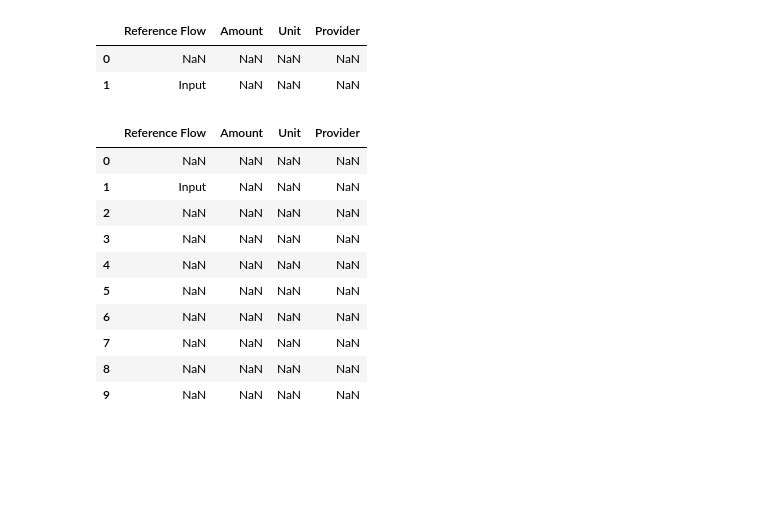
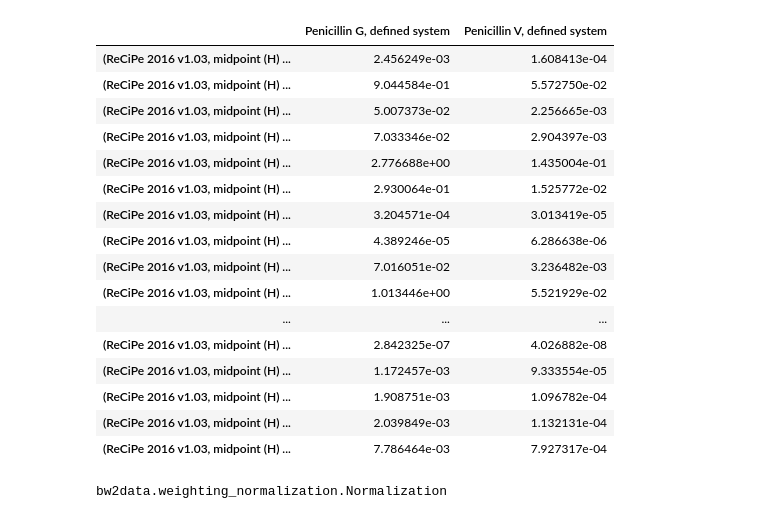
Before and after one commit to RuneWF/penicilin, a Jupyter notebook: Jupyter scripts/playbox.ipynb, the cells around one changed output. Cells and saved outputs as stored; diff of their text form; code cells hidden in the pictures; blank space fills up the shorter version.

```diff
--- a/Jupyter scripts/playbox.ipynb
+++ b/Jupyter scripts/playbox.ipynb
@@ -20,32 +26,33 @@ init = m.main(path, matching_database)
 db = init.db
 
 # init.import_databases(reload=True,sensitivty=True)
+# %%
+df = obtain_LCIA_results(False)
+df_T = df.T
+idx_lst = df_T.index
+
+df_T = df_T.drop(idx_lst[-3:])
+idx_lst = df_T.index
+df_T
+# %% [output]
+|  | Penicillin G, defined system | Penicillin V, defined system |
+| (ReCiPe 2016 v1.03, midpoint (H) ... | 2.456249e-03 | 1.608413e-04 |
+| (ReCiPe 2016 v1.03, midpoint (H) ... | 9.044584e-01 | 5.572750e-02 |
+| (ReCiPe 2016 v1.03, midpoint (H) ... | 5.007373e-02 | 2.256665e-03 |
+| (ReCiPe 2016 v1.03, midpoint (H) ... | 7.033346e-02 | 2.904397e-03 |
+| (ReCiPe 2016 v1.03, midpoint (H) ... | 2.776688e+00 | 1.435004e-01 |
+| (ReCiPe 2016 v1.03, midpoint (H) ... | 2.930064e-01 | 1.525772e-02 |
+| (ReCiPe 2016 v1.03, midpoint (H) ... | 3.204571e-04 | 3.013419e-05 |
+| (ReCiPe 2016 v1.03, midpoint (H) ... | 4.389246e-05 | 6.286638e-06 |
+| (ReCiPe 2016 v1.03, midpoint (H) ... | 7.016051e-02 | 3.236482e-03 |
+| (ReCiPe 2016 v1.03, midpoint (H) ... | 1.013446e+00 | 5.521929e-02 |
+| ... | ... | ... |
+| (ReCiPe 2016 v1.03, midpoint (H) ... | 2.842325e-07 | 4.026882e-08 |
+| (ReCiPe 2016 v1.03, midpoint (H) ... | 1.172457e-03 | 9.333554e-05 |
+| (ReCiPe 2016 v1.03, midpoint (H) ... | 1.908751e-03 | 1.096782e-04 |
+| (ReCiPe 2016 v1.03, midpoint (H) ... | 2.039849e-03 | 1.132131e-04 |
+| (ReCiPe 2016 v1.03, midpoint (H) ... | 7.786464e-03 | 7.927317e-04 |
 # %%
-lci_table_template_path = r"C:\Users\ruw\Desktop\RA\penicillin results\LCI_tables.xlsx"
-lci_table_template_df = pd.read_excel(lci_table_template_path)
-lci_table_template_df
+bw.Normalization()
 # %% [output]
-|  | Reference Flow | Amount | Unit | Provider |
-| 0 | NaN | NaN | NaN | NaN |
-| 1 | Input | NaN | NaN | NaN |
+bw2data.weighting_normalization.Normalization
-# %%
-lci_table_template_df.index  # current index
-idx = range(0, len(lci_table_template_df))  # match the number of rows
-# To add more indices, you can reindex the DataFrame with a new index of desired length.
-# For example, to add one more index (total 3 rows):
-
-new_idx = range(0, 10)  # or any desired length greater than current
-lci_table_template_df = lci_table_template_df.reindex(new_idx)
-lci_table_template_df
-# %% [output]
-|  | Reference Flow | Amount | Unit | Provider |
-| 0 | NaN | NaN | NaN | NaN |
-| 1 | Input | NaN | NaN | NaN |
-| 2 | NaN | NaN | NaN | NaN |
-| 3 | NaN | NaN | NaN | NaN |
-| 4 | NaN | NaN | NaN | NaN |
-| 5 | NaN | NaN | NaN | NaN |
-| 6 | NaN | NaN | NaN | NaN |
-| 7 | NaN | NaN | NaN | NaN |
-| 8 | NaN | NaN | NaN | NaN |
-| 9 | NaN | NaN | NaN | NaN |
```
Also changed, not shown: parts of 14 cells of this notebook, 6 other files.
